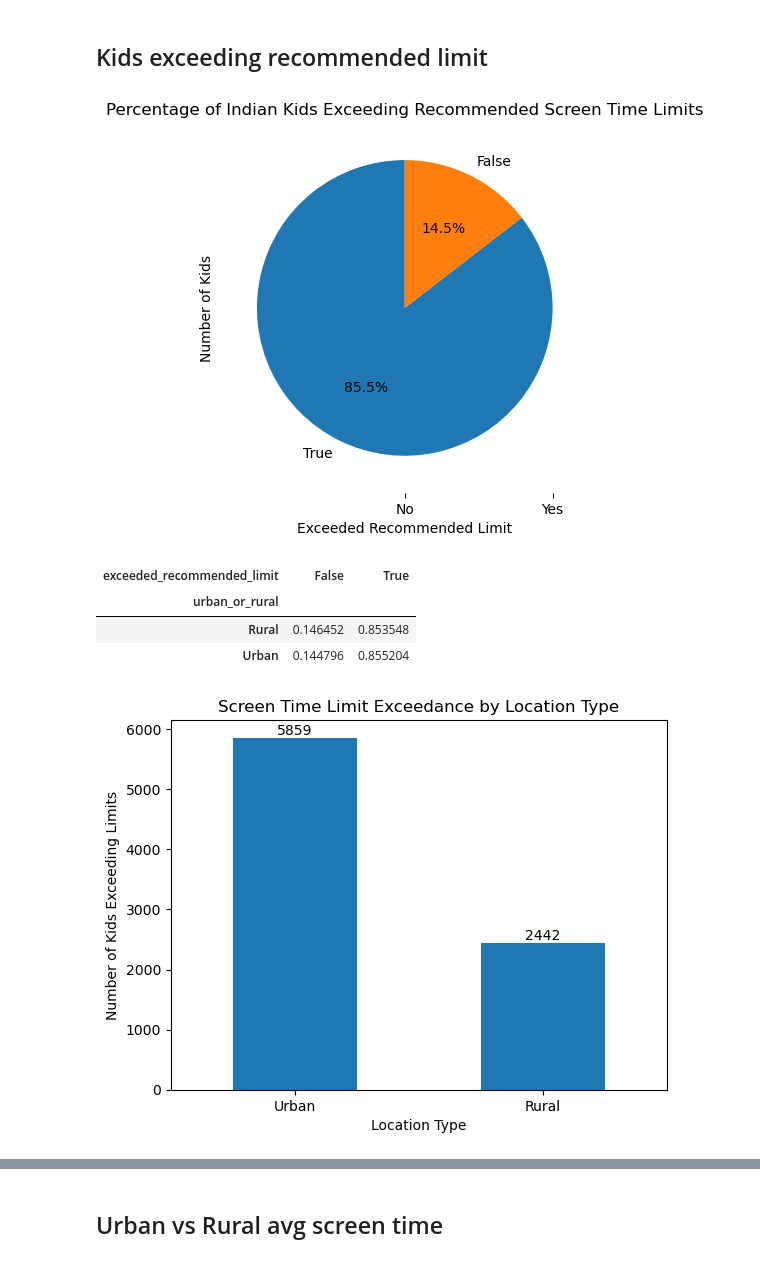
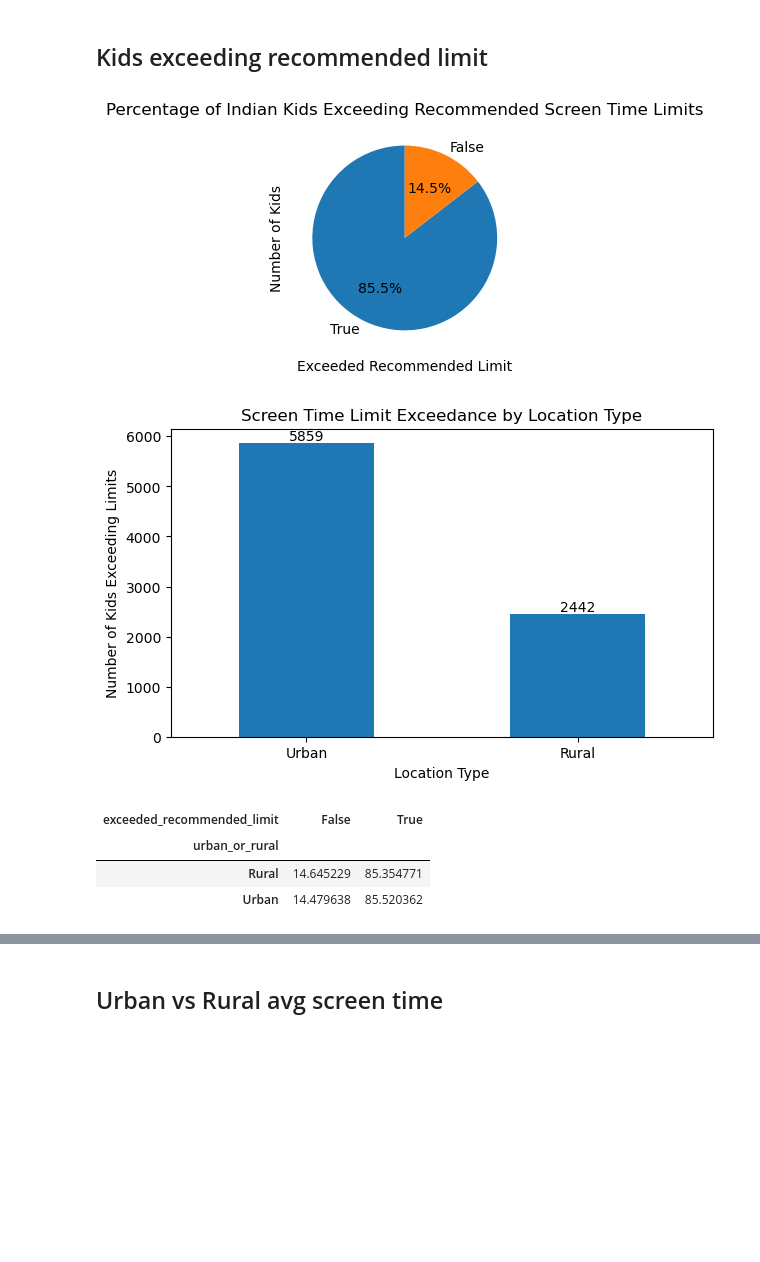
Before and after one commit to suranjanrana/indian-kids-screen-time-analysis, a Jupyter notebook: screen_time_analysis.ipynb, the cells around one changed output, grey strips where cells are left out. Drawn from its saved outputs; the diff is of its cells as text; code cells hidden in the pictures; blank space fills up the shorter version.

```diff
--- a/screen_time_analysis.ipynb
+++ b/screen_time_analysis.ipynb
@@ -159,24 +159,15 @@ plt.show()
 # %% [markdown]
 ## Kids exceeding recommended limit
 # %%
-df["exceeded_recommended_limit"].value_counts(normalize=True).plot(kind="pie", autopct="%1.1f%%", startangle=90)
+df["exceeded_recommended_limit"].value_counts(normalize=True).plot(kind="pie", autopct="%1.1f%%", startangle=90, figsize=(3, 3))
 plt.xlabel("Exceeded Recommended Limit")
 plt.ylabel("Number of Kids")
 plt.title("Percentage of Indian Kids Exceeding Recommended Screen Time Limits")
-plt.xticks([0, 1], ["No", "Yes"])
 plt.show()
 # %% [output]
-[figure, old version]
+[figure, new version]
-# %%
-urban_vs_rural_recommended_limit = df.groupby("urban_or_rural")["exceeded_recommended_limit"].value_counts(normalize=True).unstack()
-urban_vs_rural_recommended_limit
-# %% [output]
-| exceeded_recommended_limit | False | True |
-| urban_or_rural |  |  |
-| Rural | 0.146452 | 0.853548 |
-| Urban | 0.144796 | 0.855204 |
 # %%
-df.groupby(["urban_or_rural"])["exceeded_recommended_limit"].sum().sort_values(ascending=False).plot(kind="bar")
+df.groupby(["urban_or_rural"])["exceeded_recommended_limit"].sum().sort_values(ascending=False).plot(kind="bar", figsize=(7, 4))
 plt.xlabel("Location Type")
 plt.ylabel("Number of Kids Exceeding Limits")
 plt.xticks(rotation=0)
@@ -184,5 +175,15 @@ plt.title("Screen Time Limit Exceedance by Location Type")
 plt.bar_label(plt.gca().containers[0])
 plt.show()
 # %% [output]
-[figure, old version]
+[figure, new version]
+# %%
+urban_vs_rural_recommended_limit = df.groupby("urban_or_rural")["exceeded_recommended_limit"].value_counts(normalize=True).unstack()
+urban_vs_rural_recommended_limit[True] = urban_vs_rural_recommended_limit[True] * 100
+urban_vs_rural_recommended_limit[False] = urban_vs_rural_recommended_limit[False] * 100
+urban_vs_rural_recommended_limit
+# %% [output]
+| exceeded_recommended_limit | False | True |
+| urban_or_rural |  |  |
+| Rural | 14.645229 | 85.354771 |
+| Urban | 14.479638 | 85.520362 |
 # %%
```
Also changed, not shown: parts of 10 cells of this notebook.
